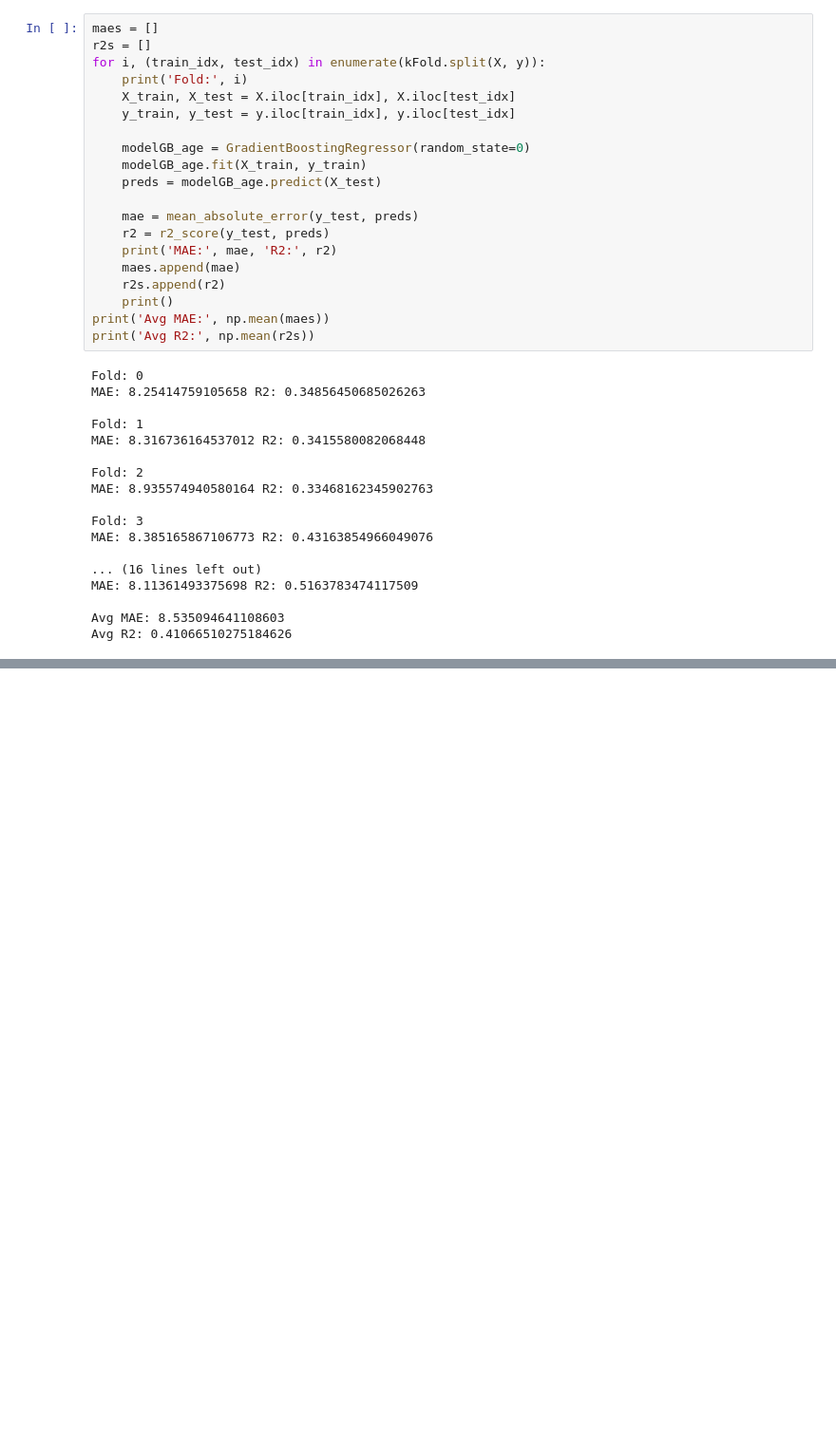
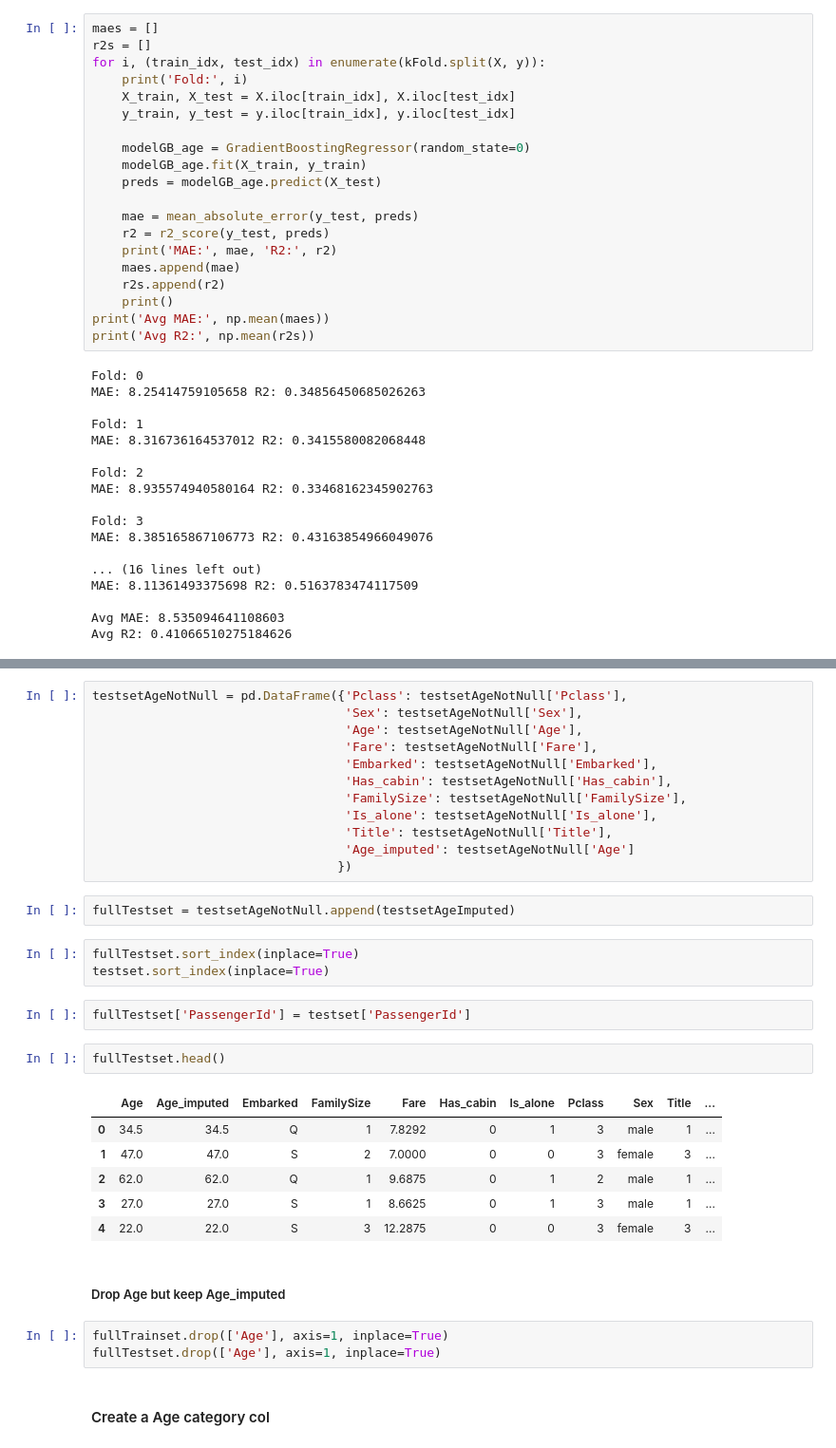
Before and after one commit to hernandezurbina/KaggleAdventures, a Jupyter notebook: Titanic_2ModelsSameDataset.ipynb, the cells around one changed output, grey strips where cells are left out. Shown: that part at 95% size. Saved outputs shown, nothing was run; the diff lists cells and outputs as text; blank space fills up the shorter version.

```diff
--- a/Titanic_2ModelsSameDataset.ipynb
+++ b/Titanic_2ModelsSameDataset.ipynb
@@ -194,0 +301,35 @@ Avg R2: 0.41066510275184626
+# %%
+testsetAgeNotNull = pd.DataFrame({'Pclass': testsetAgeNotNull['Pclass'],
+                                  'Sex': testsetAgeNotNull['Sex'],
+                                  'Age': testsetAgeNotNull['Age'],
+                                  'Fare': testsetAgeNotNull['Fare'],
+                                  'Embarked': testsetAgeNotNull['Embarked'],
+                                  'Has_cabin': testsetAgeNotNull['Has_cabin'],
+                                  'FamilySize': testsetAgeNotNull['FamilySize'],
+                                  'Is_alone': testsetAgeNotNull['Is_alone'],
+                                  'Title': testsetAgeNotNull['Title'],
+                                  'Age_imputed': testsetAgeNotNull['Age']
+                                 })
+# %%
+fullTestset = testsetAgeNotNull.append(testsetAgeImputed)
+# %%
+fullTestset.sort_index(inplace=True)
+testset.sort_index(inplace=True)
+# %%
+fullTestset['PassengerId'] = testset['PassengerId']
+# %%
+fullTestset.head()
+# %% [output]
+|  | Age | Age_imputed | Embarked | FamilySize | Fare | Has_cabin | Is_alone | Pclass | Sex | Title | ... |
+| 0 | 34.5 | 34.5 | Q | 1 | 7.8292 | 0 | 1 | 3 | male | 1 | ... |
+| 1 | 47.0 | 47.0 | S | 2 | 7.0000 | 0 | 0 | 3 | female | 3 | ... |
+| 2 | 62.0 | 62.0 | Q | 1 | 9.6875 | 0 | 1 | 2 | male | 1 | ... |
+| 3 | 27.0 | 27.0 | S | 1 | 8.6625 | 0 | 1 | 3 | male | 1 | ... |
+| 4 | 22.0 | 22.0 | S | 3 | 12.2875 | 0 | 0 | 3 | female | 3 | ... |
+# %% [markdown]
+##### Drop Age but keep Age_imputed
+# %%
+fullTrainset.drop(['Age'], axis=1, inplace=True)
+fullTestset.drop(['Age'], axis=1, inplace=True)
+# %% [markdown]
+#### Create a Age category col
```
Also changed, not shown: parts of 39 cells of this notebook.
